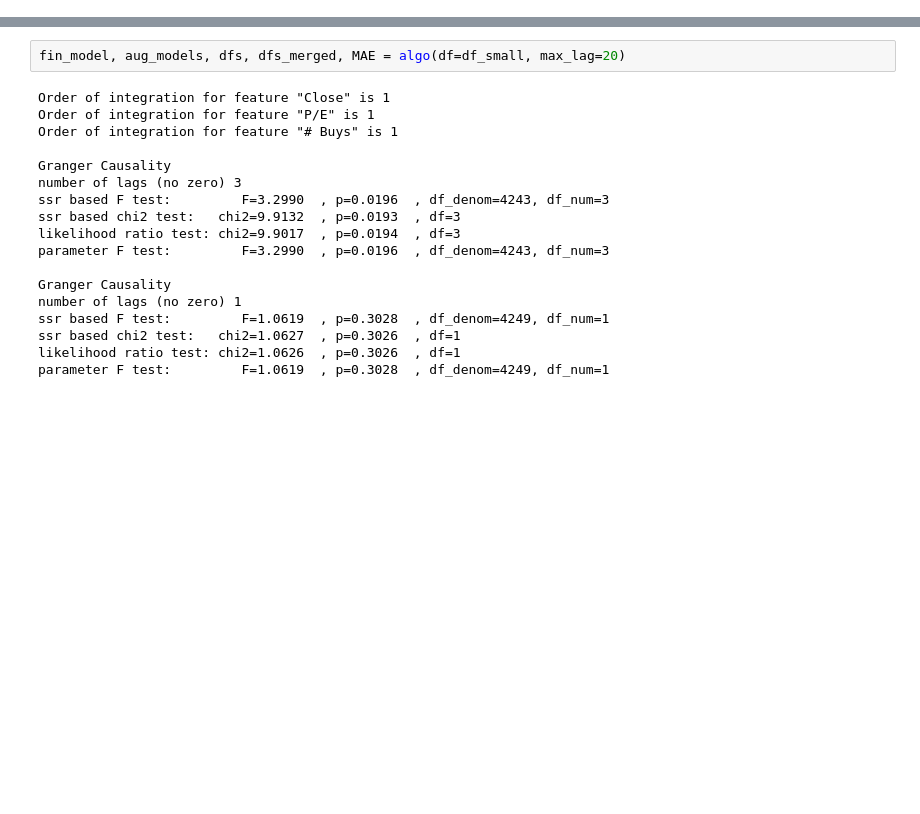
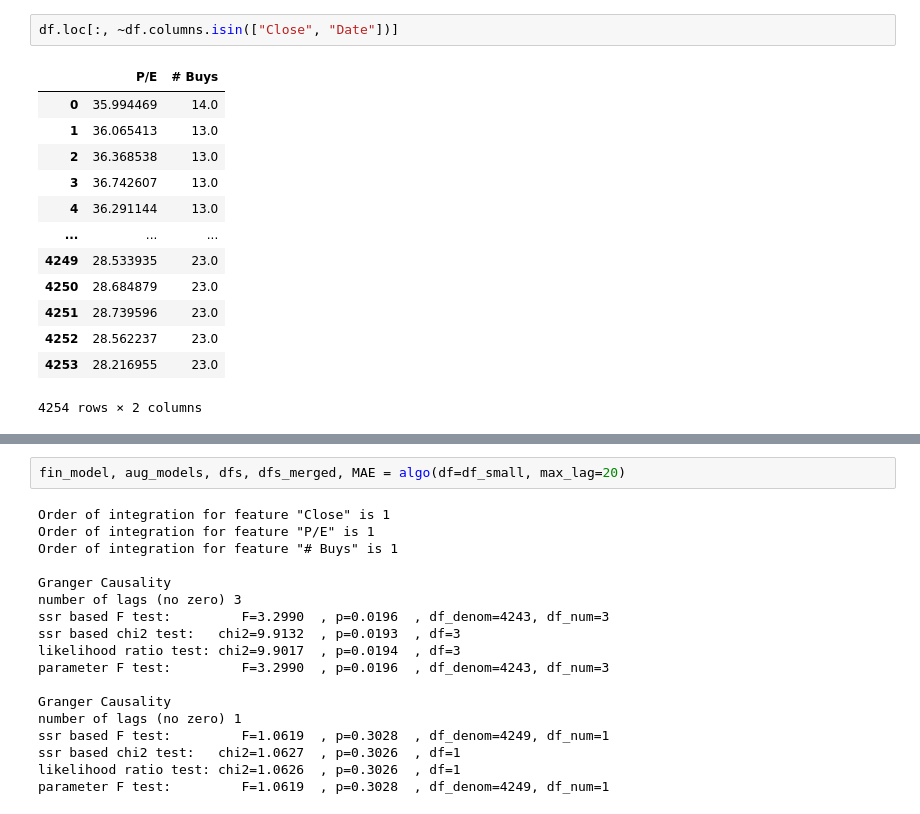
Before and after one commit to ToshaQE/Sun-2014, a Jupyter notebook: pseudocode2.ipynb, the cells around one changed output, grey strips where cells are left out. Saved outputs shown, nothing was run; the diff lists cells and outputs as text; blank space fills up the shorter version.

```diff
--- a/pseudocode2.ipynb
+++ b/pseudocode2.ipynb
@@ -11,0 +29,16 @@ import pickle
+# %%
+df.loc[:, ~df.columns.isin(["Close", "Date"])]
+# %% [output]
+|  | P/E | # Buys |
+| 0 | 35.994469 | 14.0 |
+| 1 | 36.065413 | 13.0 |
+| 2 | 36.368538 | 13.0 |
+| 3 | 36.742607 | 13.0 |
+| 4 | 36.291144 | 13.0 |
+| ... | ... | ... |
+| 4249 | 28.533935 | 23.0 |
+| 4250 | 28.684879 | 23.0 |
+| 4251 | 28.739596 | 23.0 |
+| 4252 | 28.562237 | 23.0 |
+| 4253 | 28.216955 | 23.0 |
+4254 rows × 2 columns
```
Also changed, not shown: parts of 6 cells of this notebook.
